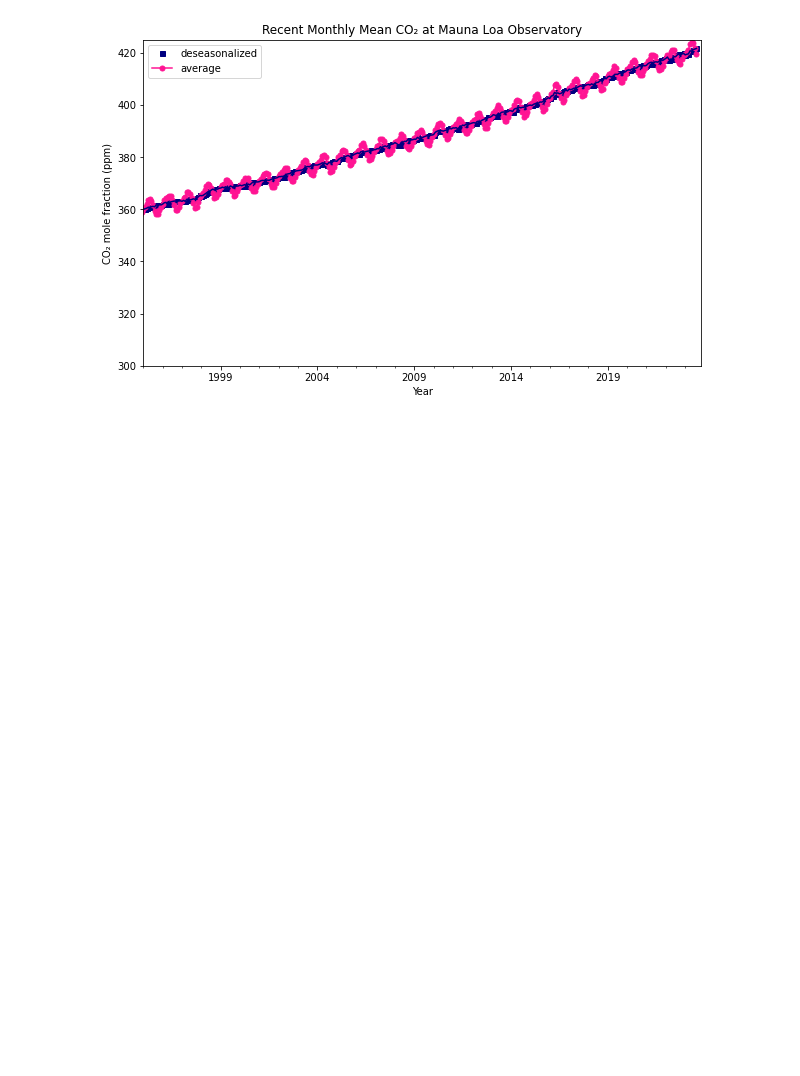
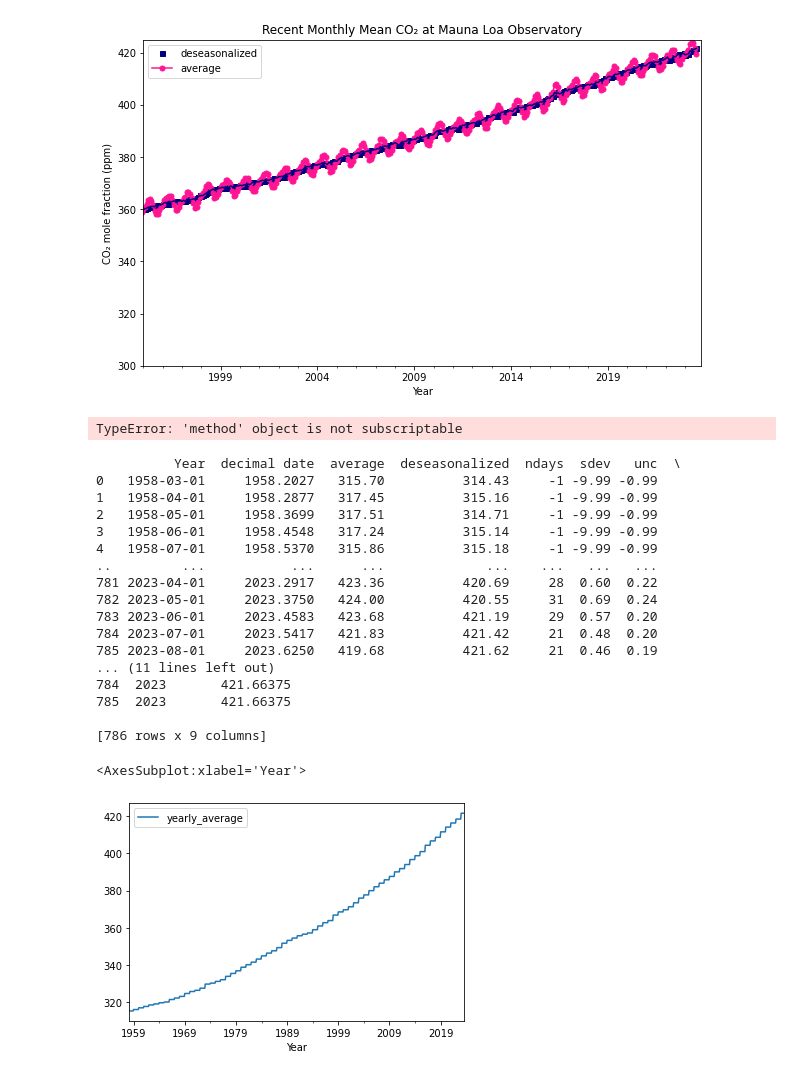
Before and after one commit to dontloseyourkeys/lab2-310, a Jupyter notebook: AsiaLab2.ipynb, the cells around one changed output. Drawn from its saved outputs; the diff is of its cells as text; code cells hidden in the pictures; blank space fills up the shorter version.

```diff
--- a/AsiaLab2.ipynb
+++ b/AsiaLab2.ipynb
@@ -111,3 +104,54 @@ co2data.plot.line(x = 'Year', y= 'average', c = 'deeppink', style= '-o', ms = 5,
 # %% [output]
 <AxesSubplot:title={'center':'Recent Monthly Mean CO₂ at Mauna Loa Observatory'}, xlabel='Year', ylabel='CO₂ mole fraction (ppm)'>
 [figure]
+# %%
+#annual increase in co2
+
+yearsort = co2data.groupby(co2data['Year']).mean
+incyear = yearsort['average'].mean()
+print(incyear)
+co2data.groupby('Year')['average'].mean()
+# %% [output]
+TypeError: 'method' object is not subscriptable
+# %%
+
+
+#hello. I'm working with a dataframe called 'Year' with dates in a datetime format. I would like to take the yearly average of values in a column called 'average' and return those as a new column in the dataframe called "yearly average".
+df = pd.DataFrame(co2data)
+
+# Extract the year from the 'Date' column
+df['year'] = df['Year'].dt.year
+
+# Calculate the yearly average of 'average'
+yearly_average = df.groupby('year')['average'].mean().reset_index()
+
+# Merge the yearly averages back to the original DataFrame
+df = pd.merge(df, yearly_average, on='year', how='left', suffixes=('', '_yearly_average'))
+
+# Rename the new column
+df = df.rename(columns={'average_yearly_average': 'yearly_average'})
+
+# Display the result
+print(df)
+
+df.plot.line(x = 'Year', y= 'yearly_average')
+# %% [output]
+          Year  decimal date  average  deseasonalized  ndays  sdev   unc  \
+0   1958-03-01     1958.2027   315.70          314.43     -1 -9.99 -0.99
+1   1958-04-01     1958.2877   317.45          315.16     -1 -9.99 -0.99
+2   1958-05-01     1958.3699   317.51          314.71     -1 -9.99 -0.99
+3   1958-06-01     1958.4548   317.24          315.14     -1 -9.99 -0.99
+4   1958-07-01     1958.5370   315.86          315.18     -1 -9.99 -0.99
+..         ...           ...      ...             ...    ...   ...   ...
+781 2023-04-01     2023.2917   423.36          420.69     28  0.60  0.22
+782 2023-05-01     2023.3750   424.00          420.55     31  0.69  0.24
+783 2023-06-01     2023.4583   423.68          421.19     29  0.57  0.20
+784 2023-07-01     2023.5417   421.83          421.42     21  0.48  0.20
+785 2023-08-01     2023.6250   419.68          421.62     21  0.46  0.19
+... (11 lines left out)
+784  2023       421.66375
+785  2023       421.66375
+
+[786 rows x 9 columns]
+<AxesSubplot:xlabel='Year'>
+[figure, added]
```
Also changed, not shown: parts of 3 cells of this notebook.
